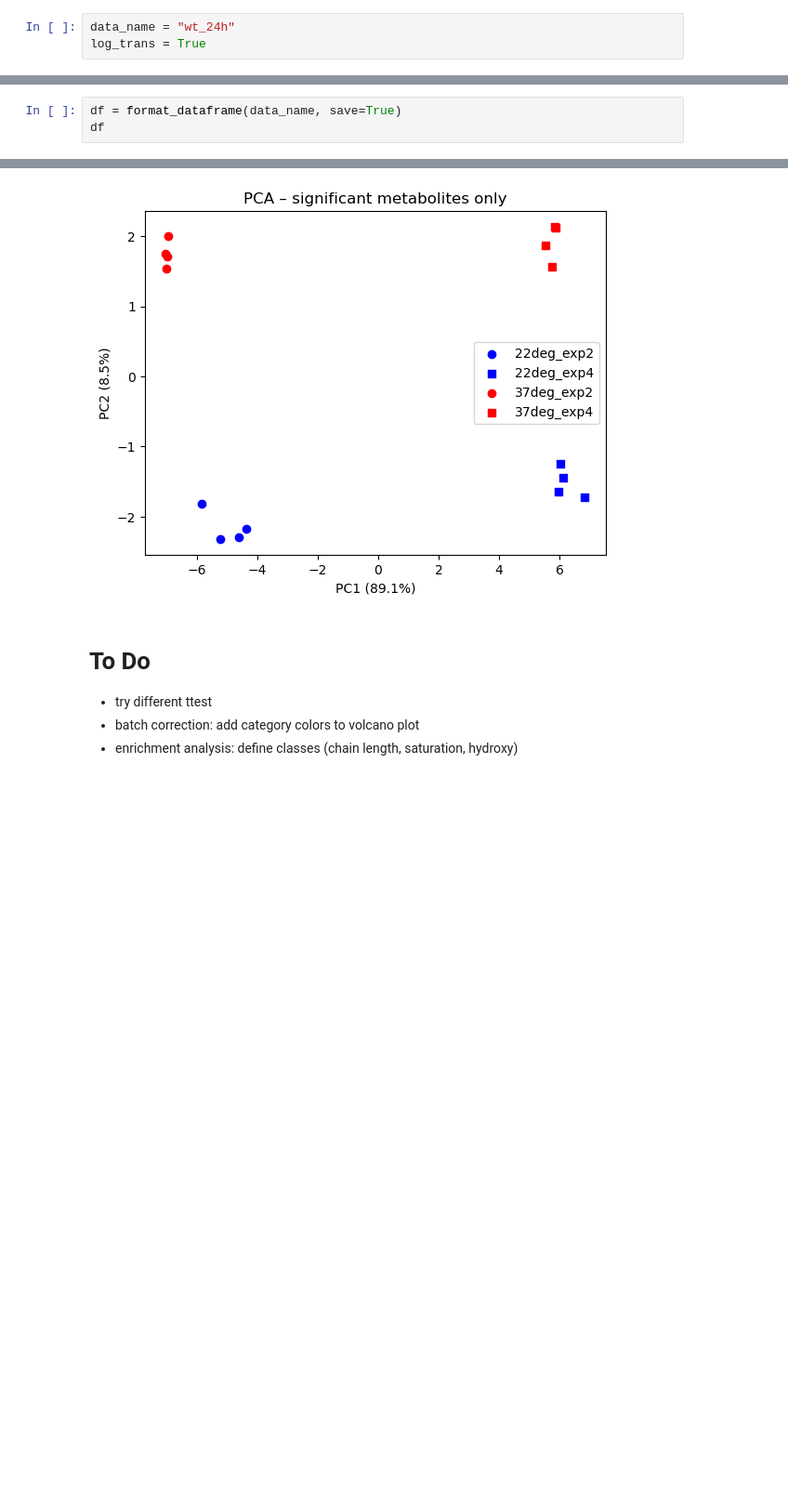
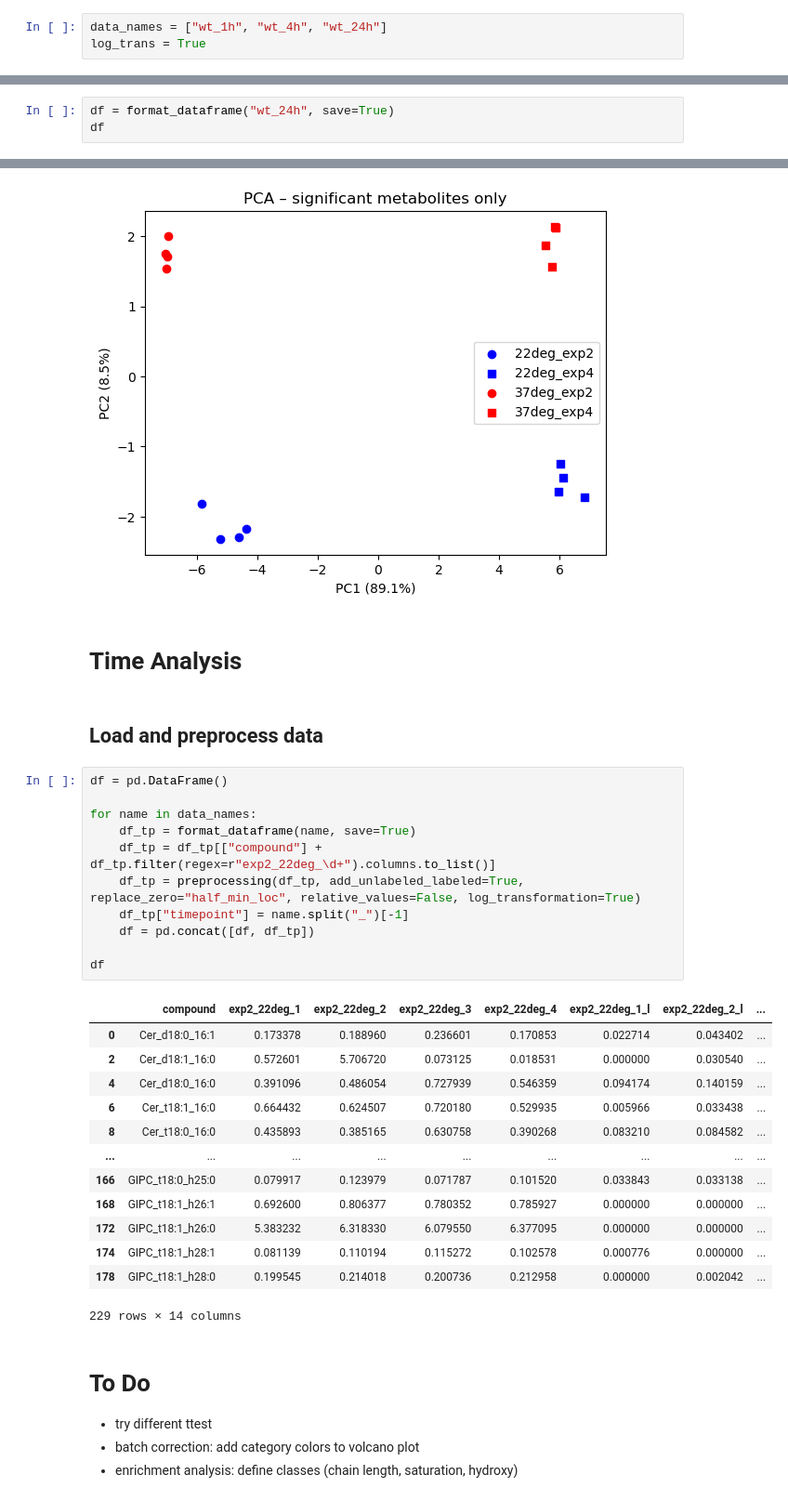
Before and after one commit to janniswi00/sphingo_modelling, a Jupyter notebook: code/analysis.ipynb, the cells around one changed output, grey strips where cells are left out. Shown at 93% size. Saved outputs shown, nothing was run; the diff lists cells and outputs as text; blank space fills up the shorter version.

Commit message:
Longitudinal Analysis: Load and preprocess data

```diff
--- a/code/analysis.ipynb
+++ b/code/analysis.ipynb
@@ -19,12 +19,12 @@ import re
 # %% [markdown]
 # Variables
 # %%
-data_name = "wt_24h"
+data_names = ["wt_1h", "wt_4h", "wt_24h"]
 log_trans = True
 # %% [markdown]
 # Format data
 # %%
-df = format_dataframe(data_name, save=True)
+df = format_dataframe("wt_24h", save=True)
 df
 # %% [output]
 |  | compound | exp2_22deg_1 | exp2_22deg_2 | exp2_22deg_3 | exp2_22deg_4 | exp2_37deg_1 | exp2_37deg_2 | ... |
@@ -817,6 +817,35 @@ plt.title("PCA – significant metabolites only")
 # %% [output]
 Text(0.5, 1.0, 'PCA – significant metabolites only')
 [figure]
+# %% [markdown]
+# Time Analysis
+# %% [markdown]
+## Load and preprocess data
+# %%
+df = pd.DataFrame()
+
+for name in data_names:
+    df_tp = format_dataframe(name, save=True)
+    df_tp = df_tp[["compound"] + df_tp.filter(regex=r"exp2_22deg_\d+").columns.to_list()]
+    df_tp = preprocessing(df_tp, add_unlabeled_labeled=True, replace_zero="half_min_loc", relative_values=False, log_transformation=True)
+    df_tp["timepoint"] = name.split("_")[-1]
+    df = pd.concat([df, df_tp])
+
+df
+# %% [output]
+|  | compound | exp2_22deg_1 | exp2_22deg_2 | exp2_22deg_3 | exp2_22deg_4 | exp2_22deg_1_l | exp2_22deg_2_l | ... |
+| 0 | Cer_d18:0_16:1 | 0.173378 | 0.188960 | 0.236601 | 0.170853 | 0.022714 | 0.043402 | ... |
+| 2 | Cer_d18:1_16:0 | 0.572601 | 5.706720 | 0.073125 | 0.018531 | 0.000000 | 0.030540 | ... |
+| 4 | Cer_d18:0_16:0 | 0.391096 | 0.486054 | 0.727939 | 0.546359 | 0.094174 | 0.140159 | ... |
+| 6 | Cer_t18:1_16:0 | 0.664432 | 0.624507 | 0.720180 | 0.529935 | 0.005966 | 0.033438 | ... |
+| 8 | Cer_t18:0_16:0 | 0.435893 | 0.385165 | 0.630758 | 0.390268 | 0.083210 | 0.084582 | ... |
+| ... | ... | ... | ... | ... | ... | ... | ... | ... |
+| 166 | GIPC_t18:0_h25:0 | 0.079917 | 0.123979 | 0.071787 | 0.101520 | 0.033843 | 0.033138 | ... |
+| 168 | GIPC_t18:1_h26:1 | 0.692600 | 0.806377 | 0.780352 | 0.785927 | 0.000000 | 0.000000 | ... |
+| 172 | GIPC_t18:1_h26:0 | 5.383232 | 6.318330 | 6.079550 | 6.377095 | 0.000000 | 0.000000 | ... |
+| 174 | GIPC_t18:1_h28:1 | 0.081139 | 0.110194 | 0.115272 | 0.102578 | 0.000776 | 0.000000 | ... |
+| 178 | GIPC_t18:1_h28:0 | 0.199545 | 0.214018 | 0.200736 | 0.212958 | 0.000000 | 0.002042 | ... |
+229 rows × 14 columns
 # %% [markdown]
 # To Do
 - try different ttest
```
